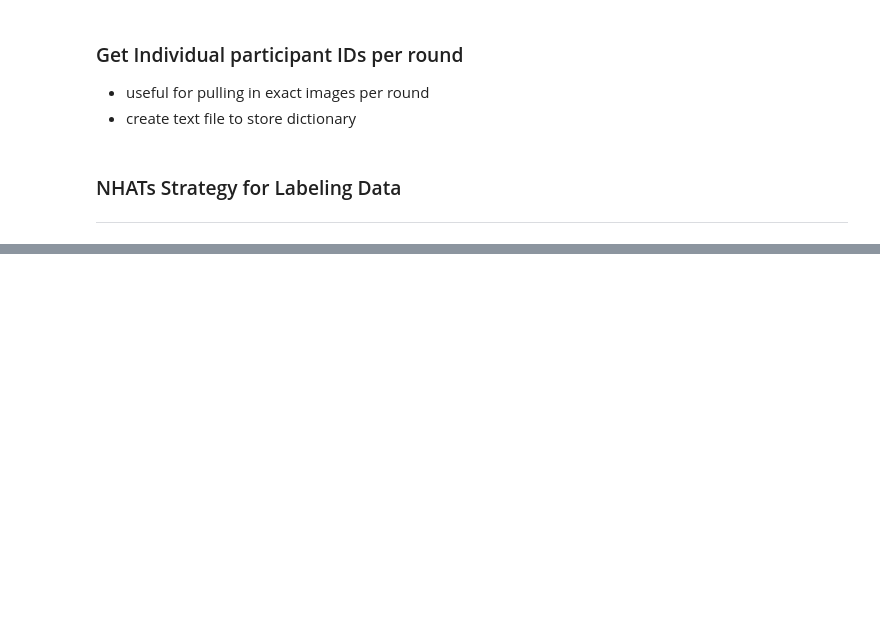
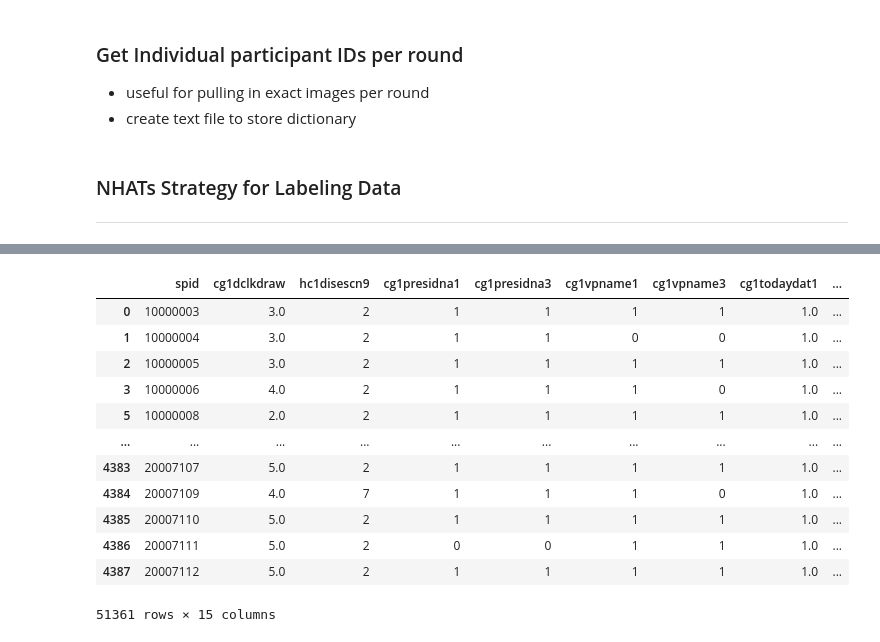
Before and after one commit to ian-byrne/MADSmilestone2, a Jupyter notebook: Labeling/Cleaning_labeling.ipynb, the cells around one changed output, grey strips where cells are left out. Cells and saved outputs as stored; diff of their text form; code cells hidden in the pictures; blank space fills up the shorter version.

```diff
--- a/Labeling/Cleaning_labeling.ipynb
+++ b/Labeling/Cleaning_labeling.ipynb
@@ -242,0 +293,15 @@ except:
+# %%
+round_data['cp1dad8dem'] = round_data['cp1dad8dem'].fillna(10)
+#df = round_data
+#round_data
+"""columns_to_keep = ['cg1presidna1','cg1presidna3','cg1vpname1','cg1vpname3',
+           'cg1todaydat1','cg1todaydat2','cg1todaydat3', 'cg1todaydat4',
+           'cg1dclkdraw','hc1disescn9', 'cp1dad8dem', 'cg1dwrdimmrc',
+           'cg1dwrddlyrc']
+
+d = round_data[columns_to_keep]
+
+for col in d.columns:
+  print("\n{}: \n".format(col), d[col].unique())
+  for item in d[col].unique():
+    print("\n", item)"""
@@ -242,0 +440,16 @@ except:
+# %%
+round_data
+# %% [output]
+|  | spid | cg1dclkdraw | hc1disescn9 | cg1presidna1 | cg1presidna3 | cg1vpname1 | cg1vpname3 | cg1todaydat1 | ... |
+| 0 | 10000003 | 3.0 | 2 | 1 | 1 | 1 | 1 | 1.0 | ... |
+| 1 | 10000004 | 3.0 | 2 | 1 | 1 | 0 | 0 | 1.0 | ... |
+| 2 | 10000005 | 3.0 | 2 | 1 | 1 | 1 | 1 | 1.0 | ... |
+| 3 | 10000006 | 4.0 | 2 | 1 | 1 | 1 | 0 | 1.0 | ... |
+| 5 | 10000008 | 2.0 | 2 | 1 | 1 | 1 | 1 | 1.0 | ... |
+| ... | ... | ... | ... | ... | ... | ... | ... | ... | ... |
+| 4383 | 20007107 | 5.0 | 2 | 1 | 1 | 1 | 1 | 1.0 | ... |
+| 4384 | 20007109 | 4.0 | 7 | 1 | 1 | 1 | 0 | 1.0 | ... |
+| 4385 | 20007110 | 5.0 | 2 | 1 | 1 | 1 | 1 | 1.0 | ... |
+| 4386 | 20007111 | 5.0 | 2 | 0 | 0 | 1 | 1 | 1.0 | ... |
+| 4387 | 20007112 | 5.0 | 2 | 1 | 1 | 1 | 1 | 1.0 | ... |
+51361 rows × 15 columns
```
Also changed, not shown: parts of 14 cells of this notebook.
